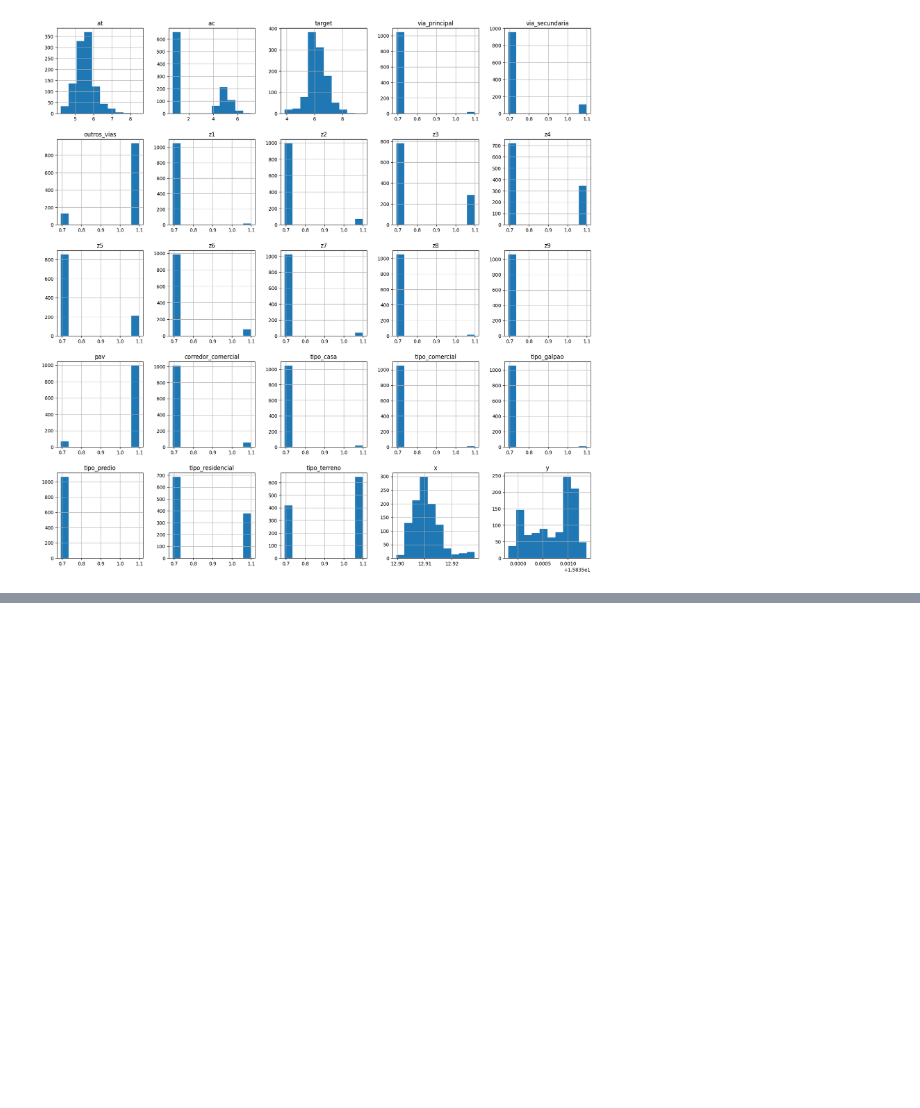
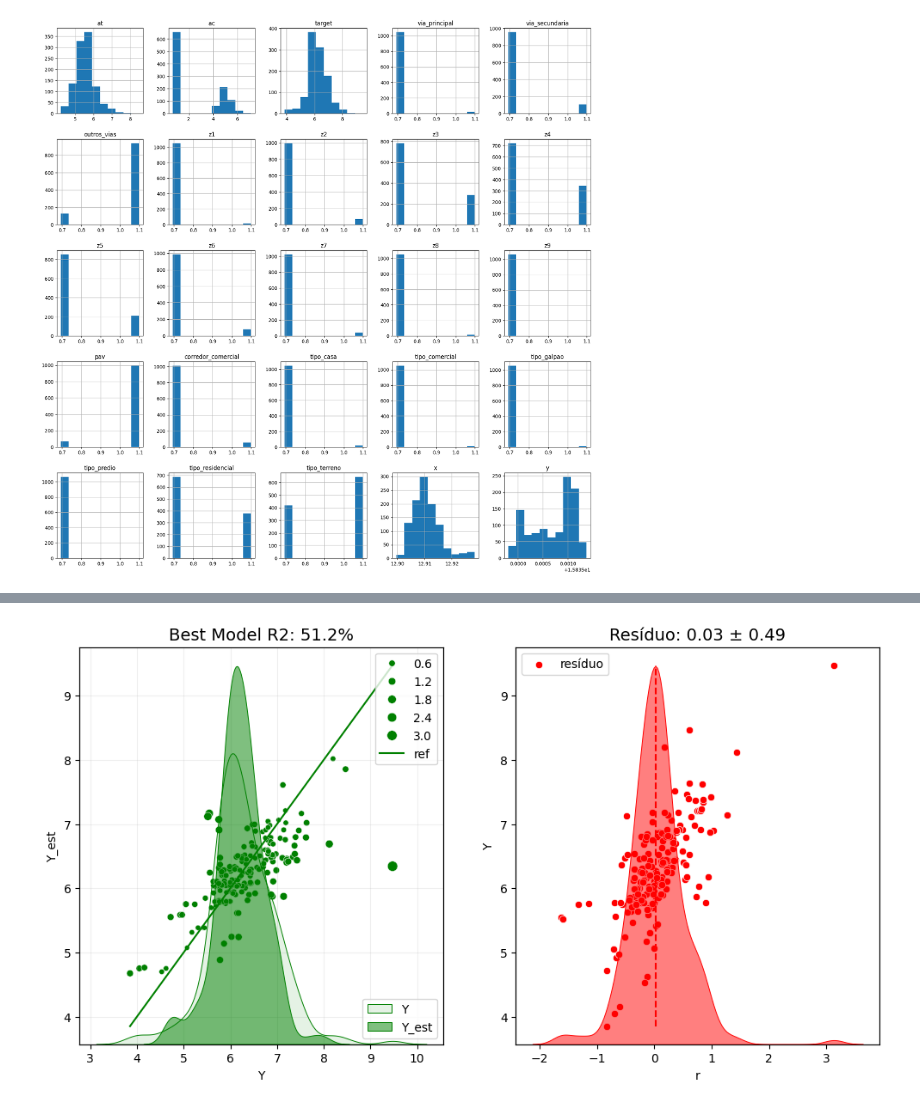
Before and after one commit to Dhonrian/pos_ifnet, a Jupyter notebook: 25E3_2/neural_network.ipynb, the cells around one changed output, grey strips where cells are left out. Drawn from its saved outputs; the diff is of its cells as text; code cells hidden in the pictures; blank space fills up the shorter version.

```diff
--- a/25E3_2/neural_network.ipynb
+++ b/25E3_2/neural_network.ipynb
@@ -156,0 +331,75 @@ plt.show()
+# %%
+#make a gridsearch for a linear regression model
+X_train, X_test, y_train, y_test = train_test_split(X, y, test_size=0.2, random_state=42)
+param_grid = {
+    'fit_intercept': [True, False],
+    'tol': [1e-4, 1e-3, 1e-2],
+}
+reg = LinearRegression()
+grid_search = GridSearchCV(reg, param_grid, cv=5, scoring='r2')
+grid_search.fit(X_train, y_train)
+best_reg = grid_search.best_estimator_
+y_pred_reg = best_reg.predict(X_test)
+# %%
+#plot r2, kde and residual of linear regression with r2 of best model
+r2_lr = r2_score(y_test, y_pred_reg)
+df_result_lr = pd.DataFrame({
+    'Y': y_test,
+    'Y_est': y_pred_reg
+})
+
+df_result_lr['r'] = df_result_lr['Y'] - df_result_lr['Y_est']
+df_result_lr['rabs'] = df_result_lr['r'].abs()
+
+r_mean_lr = df_result_lr['r'].median()
+r_std_lr = df_result_lr['r'].std()
+r2_lr = r2_score(df_result_lr['Y'], df_result_lr['Y_est'])
+
+fig = plt.figure(figsize=(12, 6))
+
+# --- Scatterplot Y vs Y_est ---
+ax = fig.add_subplot(121)
+sns.scatterplot(
+    data=df_result_lr,
+    x='Y', y='Y_est',
+    size='rabs',
+    ax=ax,
+    color='green'
+)
+ax.plot([df_result_lr.Y.min(), df_result_lr.Y.max()],
+        [df_result_lr.Y.min(), df_result_lr.Y.max()],
+        color='green', label='ref')
+ax.grid(alpha=0.2)
+ax.set_title('Best Model R2: {:.1f}%'.format(100.0 * r2_lr), size=14)
+
+# Densidade (Y e Y_est)
+ax2 = ax.twinx()
+sns.kdeplot(data=df_result_lr, x='Y', ax=ax2, label='Y',
+            color='green', fill=True, alpha=0.1, linewidth=0.7)
+sns.kdeplot(data=df_result_lr, x='Y_est', ax=ax2, label='Y_est',
+            color='green', fill=True, alpha=0.5, linewidth=0.7)
+ax2.set_ylabel('')
+ax2.set_yticks([])
+ax.legend(loc='upper right')
+ax2.legend(loc='lower right')
+
+# --- Resíduos ---
+ax3 = fig.add_subplot(122)
+sns.scatterplot(data=df_result_lr, x='r', y='Y', ax=ax3,
+                label='resíduo', color='red')
+ax4 = ax3.twinx()
+sns.kdeplot(data=df_result_lr, x='r', ax=ax4, label='resíduo',
+            color='red', fill=True, alpha=0.5, linewidth=0.7)
+ax4.grid(alpha=0.2)
+ax4.set_ylabel('')
+ax4.set_yticks([])
+ax4.set_title('Resíduo: {:.2f} ± {:.2f}'.format(r_mean_lr, r_std_lr), size=14)
+
+# Linha no resíduo médio
+ax3.plot([r_mean_lr, r_mean_lr],
+         [df_result_lr.Y.min(), df_result_lr.Y.max()],
+         '--', color='red')
+
+plt.show()
+# %% [output]
+[figure, added]
```
Also changed, not shown: parts of 4 cells of this notebook.
